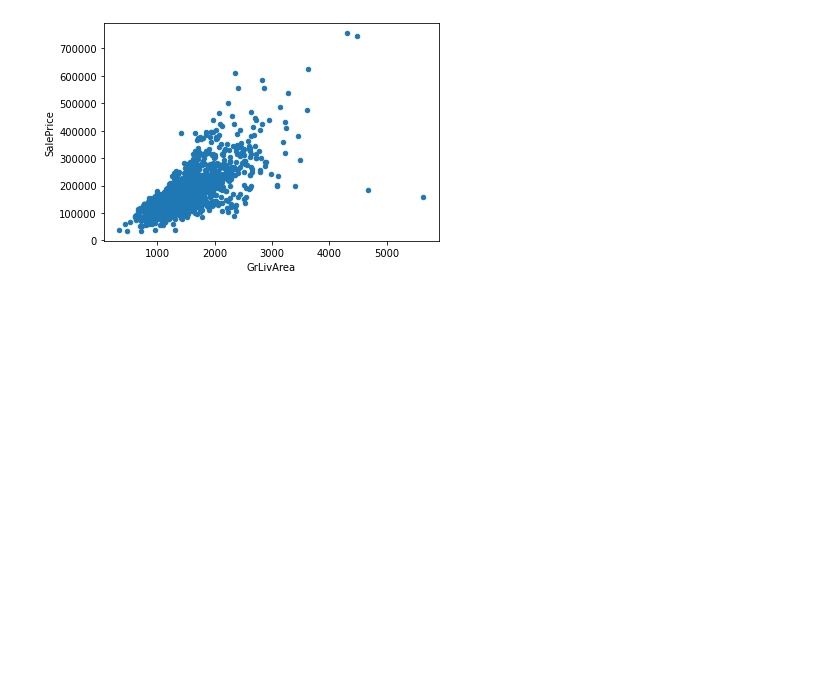
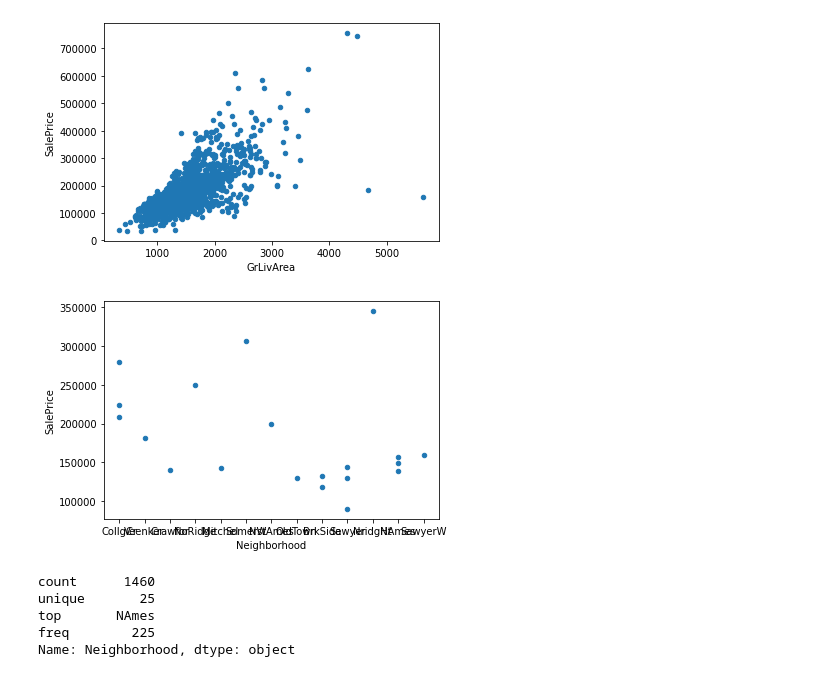
Before and after one commit to preetikhullbe/House_Sale_Price_EDA, a Jupyter notebook: house_sale_Capstone_Project_Problem.ipynb, the cells around one changed output. Saved outputs shown, nothing was run; the diff lists cells and outputs as text; code cells hidden in the pictures; blank space fills up the shorter version.

```diff
--- a/house_sale_Capstone_Project_Problem.ipynb
+++ b/house_sale_Capstone_Project_Problem.ipynb
@@ -145,3 +153,16 @@ data = pd.concat([house_sale['SalePrice'], house_sale['GrLivArea']], axis=1)
 data.plot.scatter(x='GrLivArea', y='SalePrice');
 # %% [output]
 [figure]
+# %%
+Price_lotarea=pd.concat([house_sale['SalePrice'].head(20),house_sale['Neighborhood']],axis=1)
+Price_lotarea.plot.scatter(x='Neighborhood',y='SalePrice');
+# %% [output]
+[figure, added]
+# %%
+house_sale['Neighborhood'].describe()
+# %% [output]
+count      1460
+unique       25
+top       NAmes
+freq        225
+Name: Neighborhood, dtype: object
```
Also changed, not shown: parts of 4 cells of this notebook.
